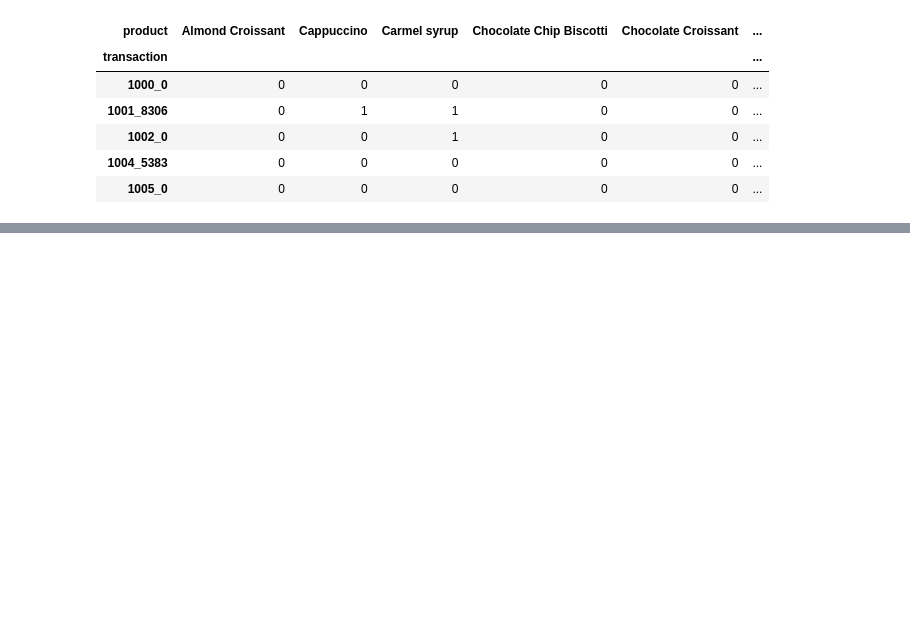
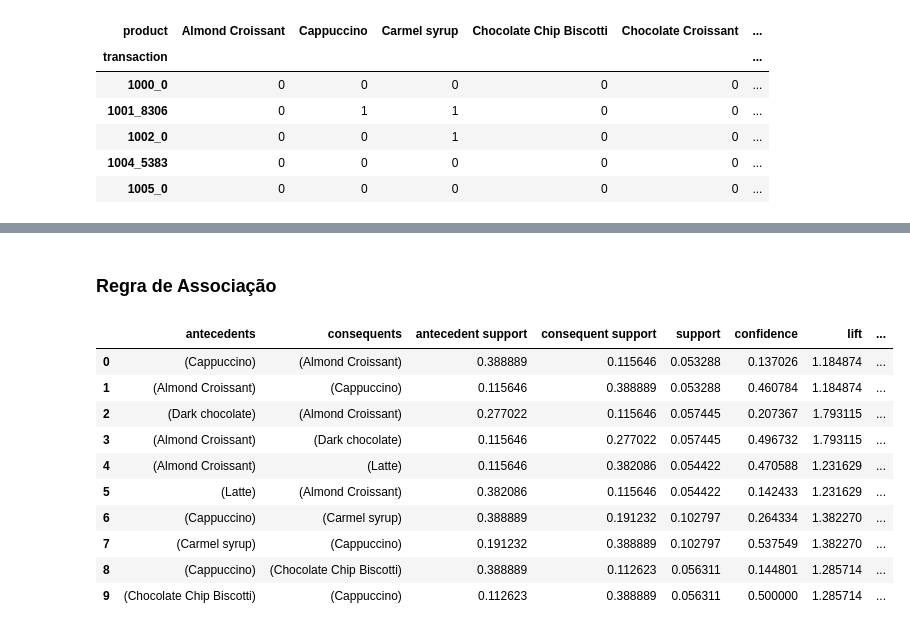
Before and after one commit to alexandreraminelli/coffee-shop-app-with-chatbot, a Jupyter notebook: python_code/recommendation_engine_training.ipynb, the cells around one changed output, grey strips where cells are left out. Drawn from its saved outputs; the diff is of its cells as text; code cells hidden in the pictures; blank space fills up the shorter version.

Commit message:
regra de associação

```diff
--- a/python_code/recommendation_engine_training.ipynb
+++ b/python_code/recommendation_engine_training.ipynb
@@ -433 +432,24 @@ frequent_items.head(20)
 | 19 | 0.057445 | (Dark chocolate, Almond Croissant) |
+# %% [markdown]
+### Regra de Associação
+# %%
+# Tabela que mostra o antecedente e consequência e sua frequência
+rules_basket = association_rules(
+    frequent_items, # dados: frequência dos produtos
+    metric="lift", # lift - probabilidade de produtos serem comprados juntos
+    min_threshold=1 # limite mínimo
+)
+
+rules_basket.head(10)
+# %% [output]
+|  | antecedents | consequents | antecedent support | consequent support | support | confidence | lift | ... |
+| 0 | (Cappuccino) | (Almond Croissant) | 0.388889 | 0.115646 | 0.053288 | 0.137026 | 1.184874 | ... |
+| 1 | (Almond Croissant) | (Cappuccino) | 0.115646 | 0.388889 | 0.053288 | 0.460784 | 1.184874 | ... |
+| 2 | (Dark chocolate) | (Almond Croissant) | 0.277022 | 0.115646 | 0.057445 | 0.207367 | 1.793115 | ... |
+| 3 | (Almond Croissant) | (Dark chocolate) | 0.115646 | 0.277022 | 0.057445 | 0.496732 | 1.793115 | ... |
+| 4 | (Almond Croissant) | (Latte) | 0.115646 | 0.382086 | 0.054422 | 0.470588 | 1.231629 | ... |
+| 5 | (Latte) | (Almond Croissant) | 0.382086 | 0.115646 | 0.054422 | 0.142433 | 1.231629 | ... |
+| 6 | (Cappuccino) | (Carmel syrup) | 0.388889 | 0.191232 | 0.102797 | 0.264334 | 1.382270 | ... |
+| 7 | (Carmel syrup) | (Cappuccino) | 0.191232 | 0.388889 | 0.102797 | 0.537549 | 1.382270 | ... |
+| 8 | (Cappuccino) | (Chocolate Chip Biscotti) | 0.388889 | 0.112623 | 0.056311 | 0.144801 | 1.285714 | ... |
+| 9 | (Chocolate Chip Biscotti) | (Cappuccino) | 0.112623 | 0.388889 | 0.056311 | 0.500000 | 1.285714 | ... |
```
Also changed, not shown: parts of 6 cells of this notebook.
